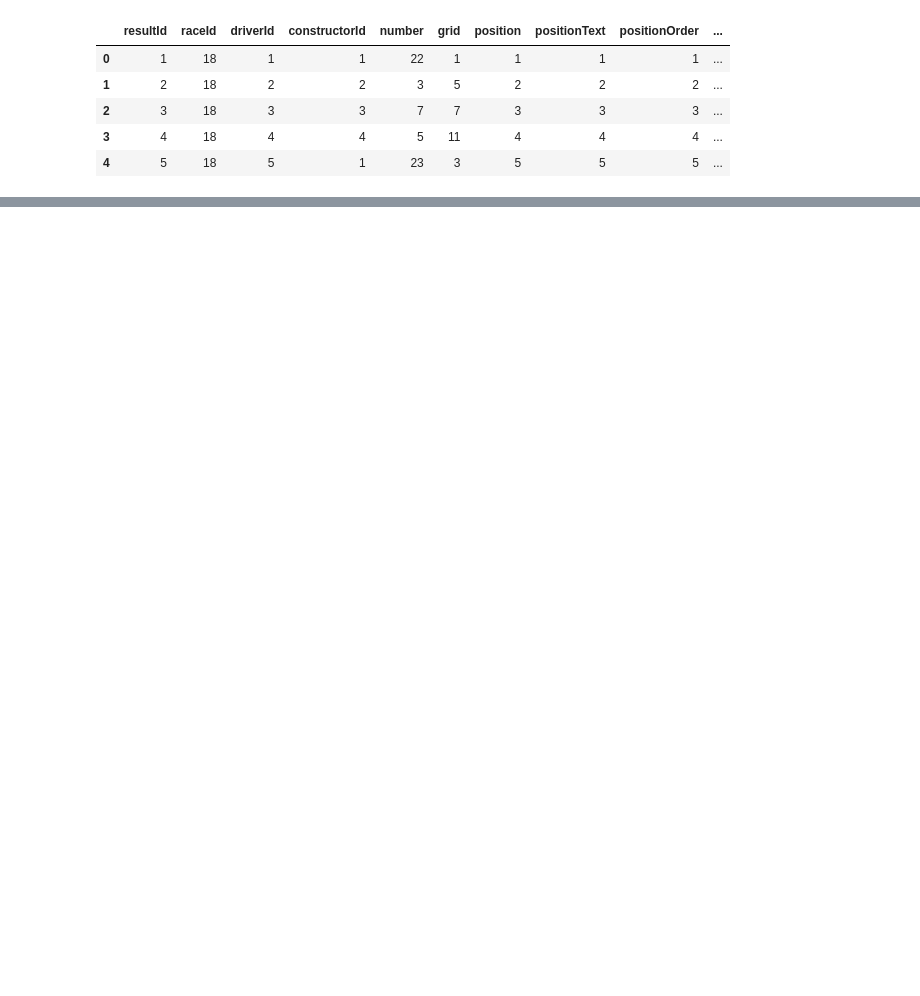
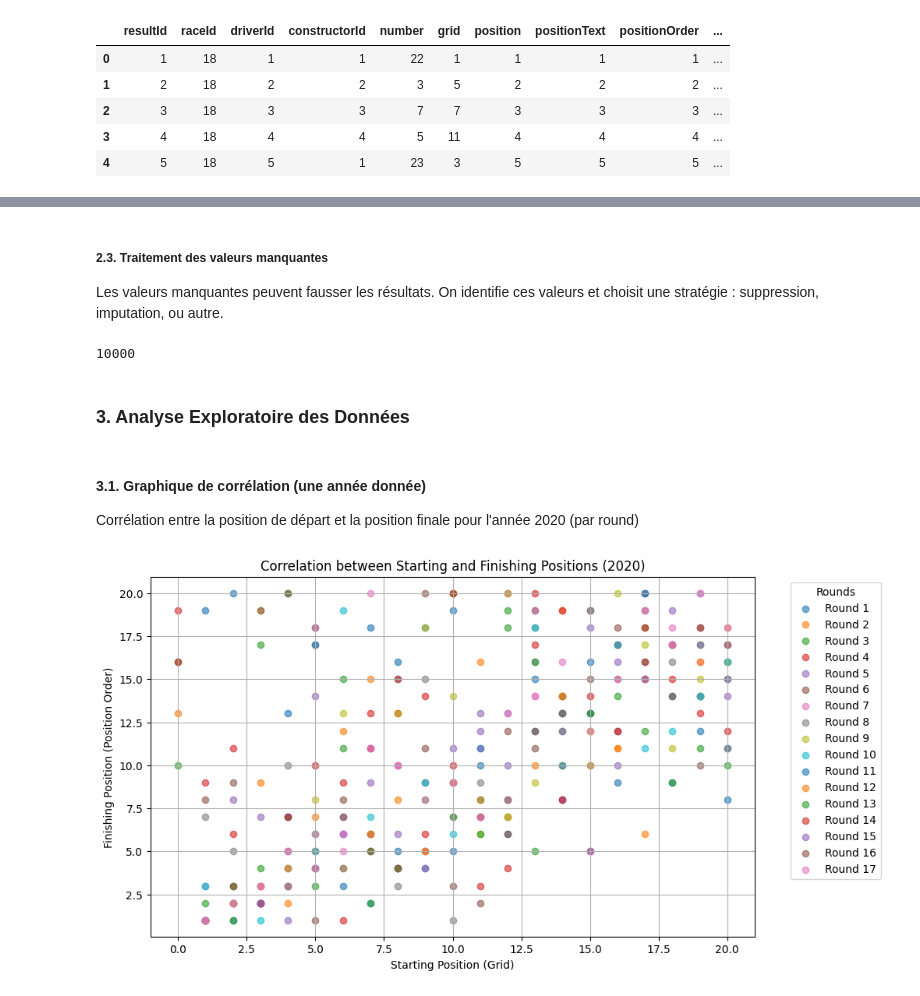
Before and after one commit to Math-ieu/Projet-PACTE-4A, a Jupyter notebook: f1-pacte.ipynb, the cells around one changed output, grey strips where cells are left out. Drawn from its saved outputs; the diff is of its cells as text; code cells hidden in the pictures; blank space fills up the shorter version.

```diff
--- a/f1-pacte.ipynb
+++ b/f1-pacte.ipynb
@@ -562,0 +67,9 @@ Avantage des bonnes positions de départ : Les participants avec une meilleure p
+# %%
+# Filtrer les années de course entre 2017 et 2023
+races_filtered = races[(races['year'] >= 2018) & (races['year'] <= 2023)]
+
+# Merge des deux datasets pour relier les résultats aux informations de course, y compris les rounds
+merged_data = pd.merge(results, races_filtered, on='raceId')
+
+# Extraire les colonnes nécessaires
+data_filtered = merged_data[['year', 'round', 'grid', 'positionOrder']]
@@ -562,0 +97,32 @@ Avantage des bonnes positions de départ : Les participants avec une meilleure p
+# %% [markdown]
+##### 2.3. Traitement des valeurs manquantes
+Les valeurs manquantes peuvent fausser les résultats. On identifie ces valeurs et choisit une stratégie : suppression, imputation, ou autre.
+# %%
+# Supprimer les lignes avec des valeurs nulles dans grid ou positionOrder
+data_filtered = data_filtered.dropna(subset=['grid', 'positionOrder'])
+data_filtered.size
+# %% [output]
+10000
+# %% [markdown]
+### 3. Analyse Exploratoire des Données
+# %% [markdown]
+#### 3.1. Graphique de corrélation (une année donnée)
+Corrélation entre la position de départ et la position finale pour l'année 2020 (par round)
+# %%
+# Filtrer les données pour une année spécifique
+data_2020 = data_filtered[data_filtered['year'] == 2020]
+
+# Afficher le graphique
+plt.figure(figsize=(10, 6))
+for rnd in sorted(data_2020['round'].unique()):
+    round_data = data_2020[data_2020['round'] == rnd]
+    plt.scatter(round_data['grid'], round_data['positionOrder'], label=f"Round {rnd}", alpha=0.6)
+
+plt.title('Correlation between Starting and Finishing Positions (2020)')
+plt.xlabel('Starting Position (Grid)')
+plt.ylabel('Finishing Position (Position Order)')
+plt.legend(title='Rounds', bbox_to_anchor=(1.05, 1), loc='upper left')
+plt.grid(True)
+plt.show()
+# %% [output]
+[figure, added]
```
Also changed, not shown: parts of 72 cells of this notebook, 3 other files.
